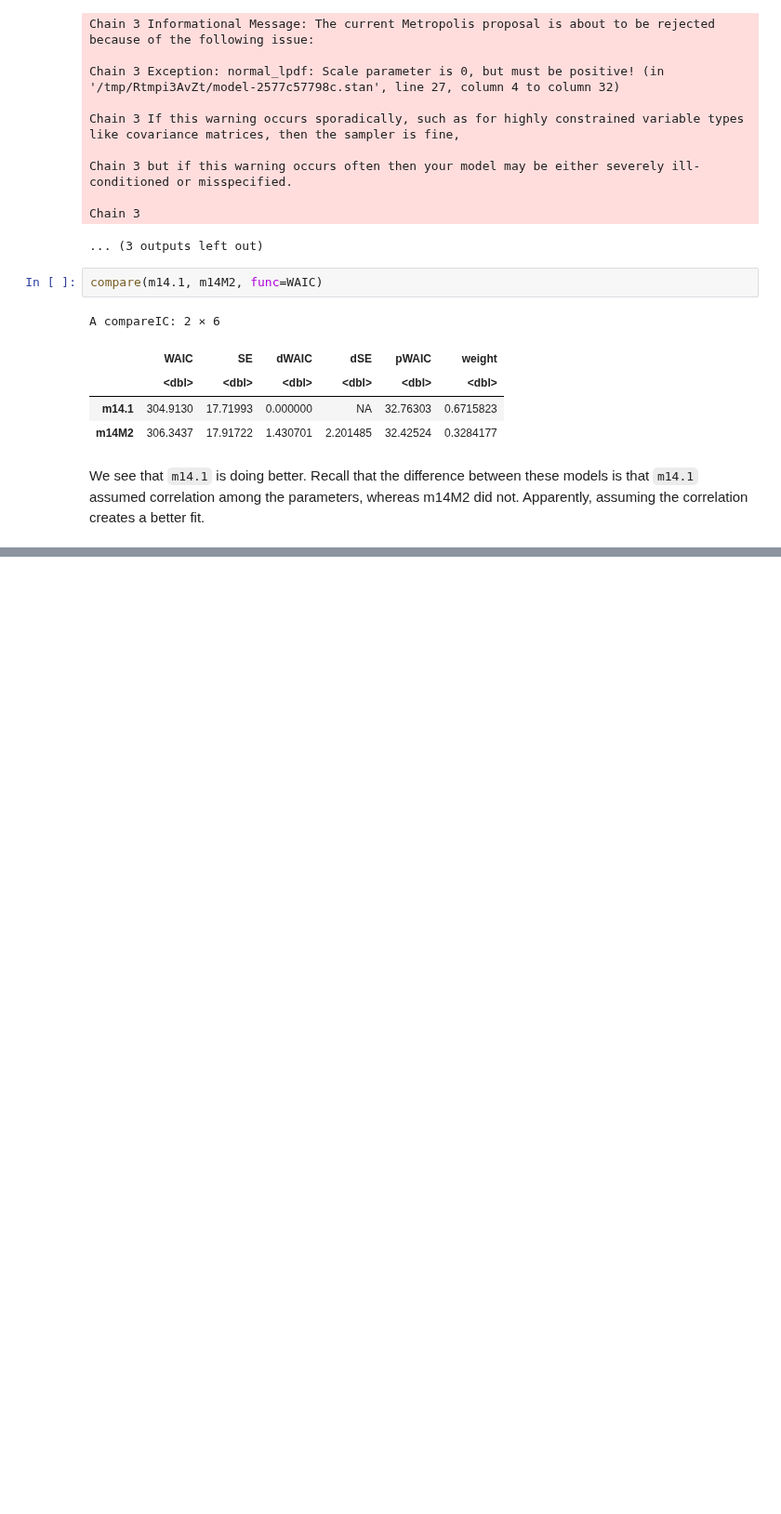
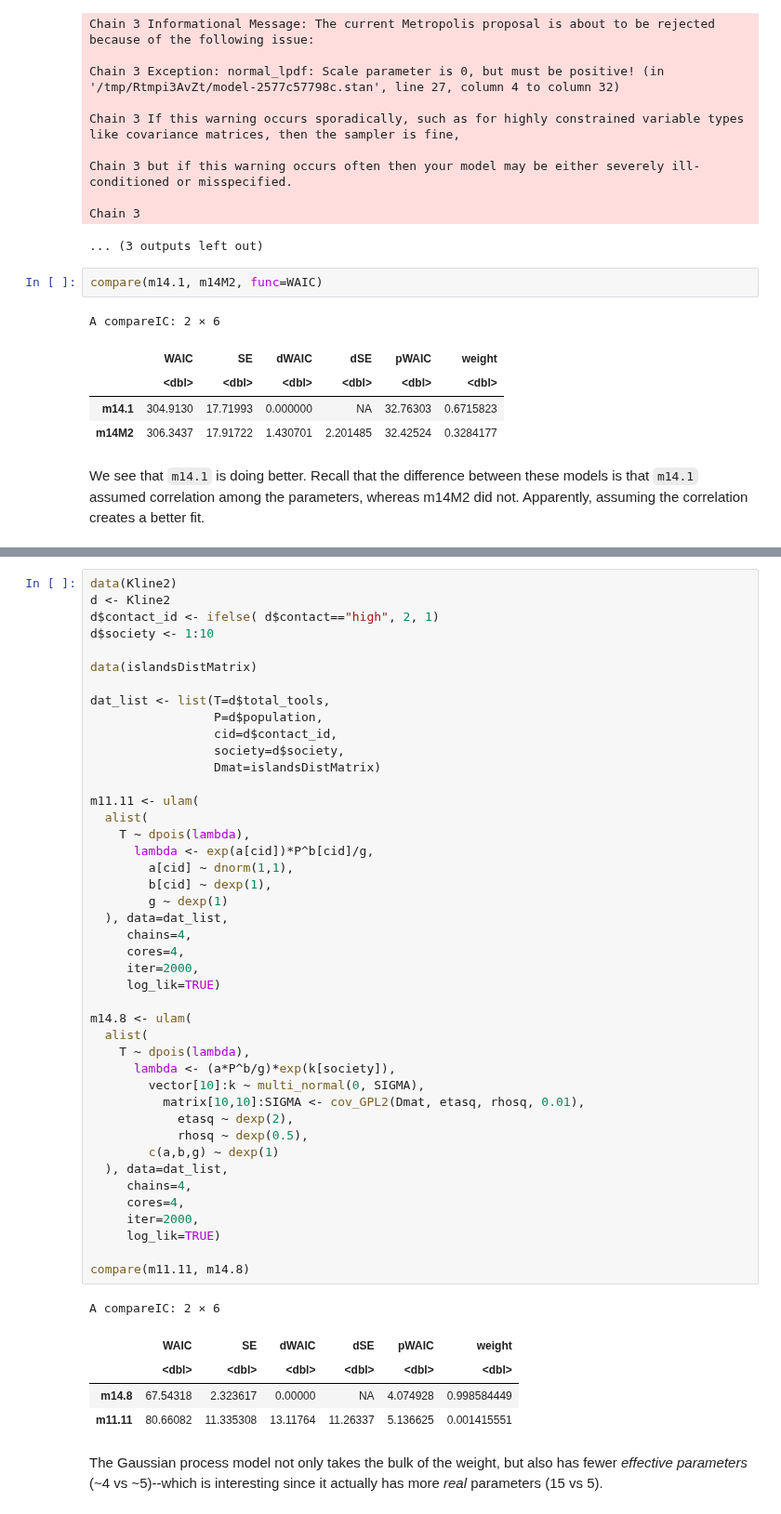
Before and after one commit to nicklausmillican/StatisticalRethinkingIISolutions, a Jupyter notebook: StatisticalRethinkingSolutions2_Ch14.ipynb, the cells around one changed output, grey strips where cells are left out. Shown at 93% size. Cells and saved outputs as stored; diff of their text form; blank space fills up the shorter version.

```diff
--- a/StatisticalRethinkingSolutions2_Ch14.ipynb
+++ b/StatisticalRethinkingSolutions2_Ch14.ipynb
@@ -744,0 +760,51 @@ We see that `m14.1` is doing better.  Recall that the difference between these m
+# %%
+data(Kline2)
+d <- Kline2
+d$contact_id <- ifelse( d$contact=="high", 2, 1)
+d$society <- 1:10
+
+data(islandsDistMatrix)
+
+dat_list <- list(T=d$total_tools,
+                 P=d$population,
+                 cid=d$contact_id,
+                 society=d$society,
+                 Dmat=islandsDistMatrix)
+
+m11.11 <- ulam(
+  alist(
+    T ~ dpois(lambda),
+      lambda <- exp(a[cid])*P^b[cid]/g,
+        a[cid] ~ dnorm(1,1),
+        b[cid] ~ dexp(1),
+        g ~ dexp(1)
+  ), data=dat_list,
+     chains=4,
+     cores=4,
+     iter=2000,
+     log_lik=TRUE)
+
+m14.8 <- ulam(
+  alist(
+    T ~ dpois(lambda),
+      lambda <- (a*P^b/g)*exp(k[society]),
+        vector[10]:k ~ multi_normal(0, SIGMA),
+          matrix[10,10]:SIGMA <- cov_GPL2(Dmat, etasq, rhosq, 0.01),
+            etasq ~ dexp(2),
+            rhosq ~ dexp(0.5),
+        c(a,b,g) ~ dexp(1)
+  ), data=dat_list,
+     chains=4,
+     cores=4,
+     iter=2000,
+     log_lik=TRUE)
+
+compare(m11.11, m14.8)
+# %% [output]
+A compareIC: 2 × 6
+|  | WAIC | SE | dWAIC | dSE | pWAIC | weight |
+|  | <dbl> | <dbl> | <dbl> | <dbl> | <dbl> | <dbl> |
+| m14.8 | 67.54318 | 2.323617 | 0.00000 | NA | 4.074928 | 0.998584449 |
+| m11.11 | 80.66082 | 11.335308 | 13.11764 | 11.26337 | 5.136625 | 0.001415551 |
+# %% [markdown]
+The Gaussian process model not only takes the bulk of the weight, but also has fewer *effective parameters* (\~4 vs \~5)--which is interesting since it actually has more *real* parameters (15 vs 5).
```
Also changed, not shown: parts of 5 cells of this notebook.
